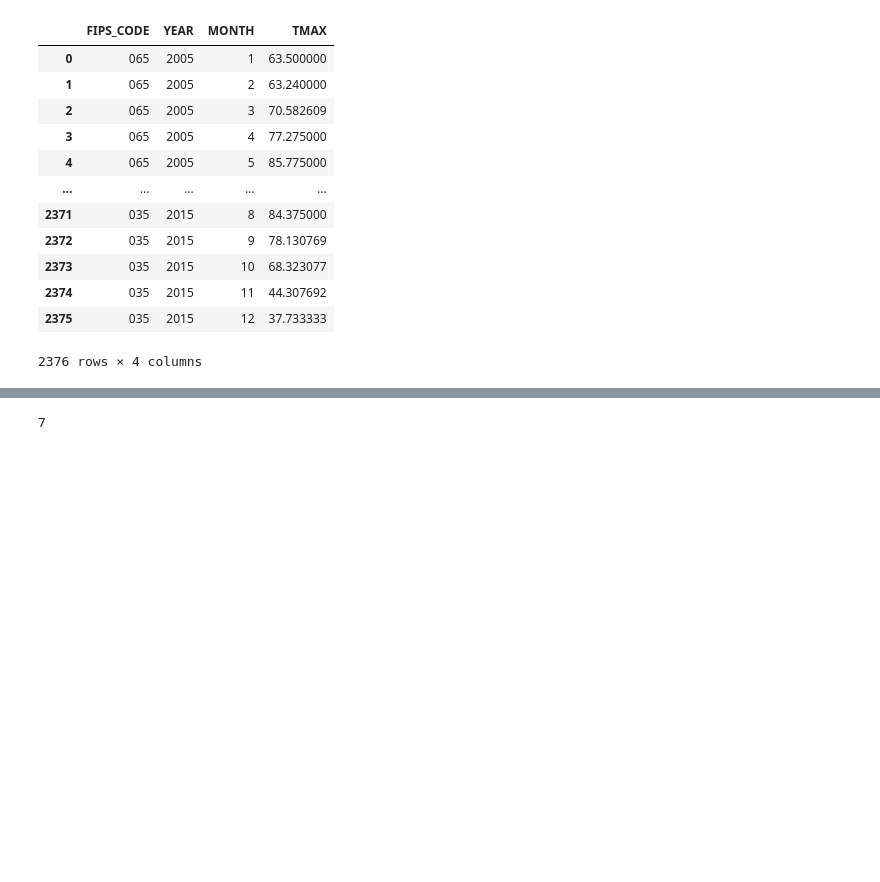
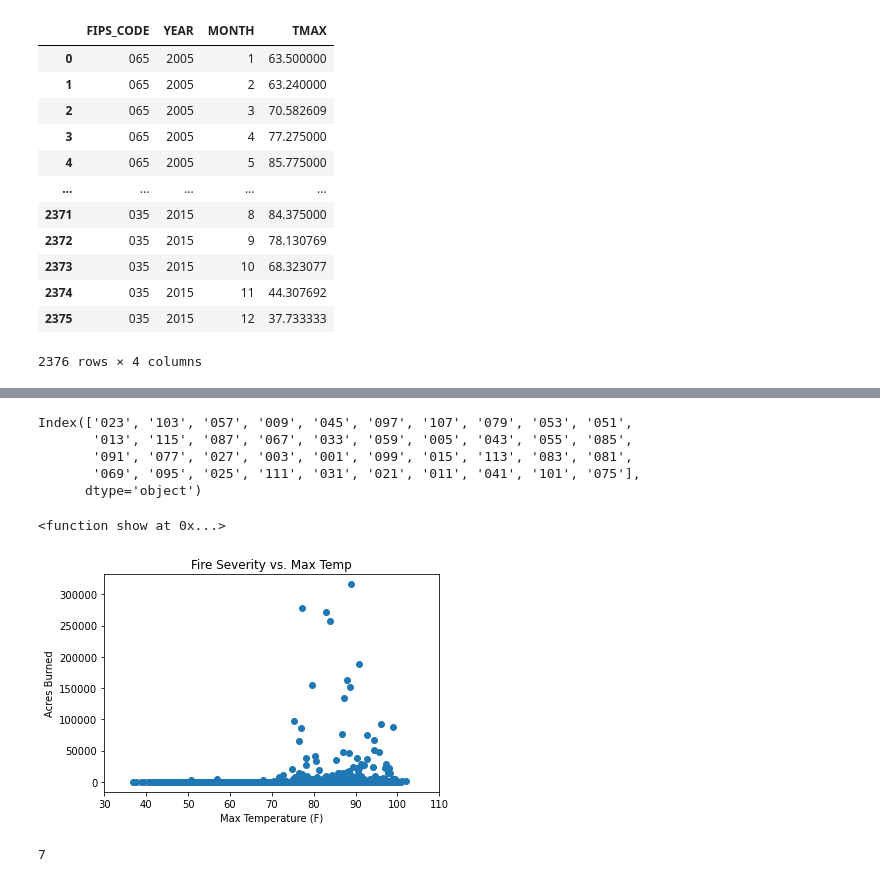
Before and after one commit to TheWarriorsUCSD/Project1, a Jupyter notebook: Rafael's Cleanup/initial_data_cleanup.ipynb, the cells around one changed output, grey strips where cells are left out. Drawn from its saved outputs; the diff is of its cells as text; code cells hidden in the pictures; blank space fills up the shorter version.

Commit message:
Adding temp vs acres burned visualization to presentation

```diff
--- a/Rafael's Cleanup/initial_data_cleanup.ipynb
+++ b/Rafael's Cleanup/initial_data_cleanup.ipynb
@@ -283 +300,30 @@ NOAA_df
+# %%
+drops = wildfire["FIPS_CODE"].value_counts()
+drops = drops[drops.values <= 1000]
+labels=drops.index
+pprint(labels)
+
+wf_select=wildfire
+for x in range(len(labels)):
+    wf_select=wf_select.drop(wildfire[wildfire['FIPS_CODE']==labels[x]].index)
+
+wildfire_group = wf_select.groupby(['FIPS_CODE','FIRE_YEAR','MONTH'])
+severity_df = pd.DataFrame(wildfire_group['FIRE_SIZE'].sum())
+temp_df = severity_df.merge(NOAA_df, how='left',left_on=['FIPS_CODE','FIRE_YEAR','MONTH'],right_on=['FIPS_CODE','YEAR','MONTH'])
+# %% [output]
+Index(['023', '103', '057', '009', '045', '097', '107', '079', '053', '051',
+       '013', '115', '087', '067', '033', '059', '005', '043', '055', '085',
+       '091', '077', '027', '003', '001', '099', '015', '113', '083', '081',
+       '069', '095', '025', '111', '031', '021', '011', '041', '101', '075'],
+      dtype='object')
+# %%
+plt.scatter(temp_df['TMAX'],temp_df['FIRE_SIZE'],)
+plt.xlabel("Max Temperature (F)")
+plt.ylabel("Acres Burned")
+plt.title("Fire Severity vs. Max Temp")
+plt.xlim(30,110)
+plt.show
+# %% [output]
+<function show at 0x...>
+[figure, added]
 # %%
```
Also changed, not shown: parts of 4 cells of this notebook, 1 other file.
